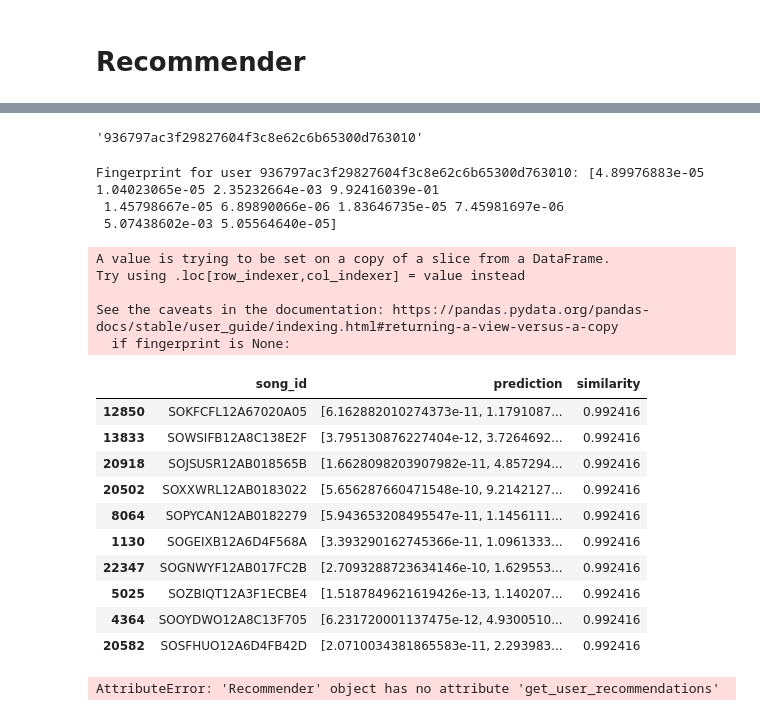
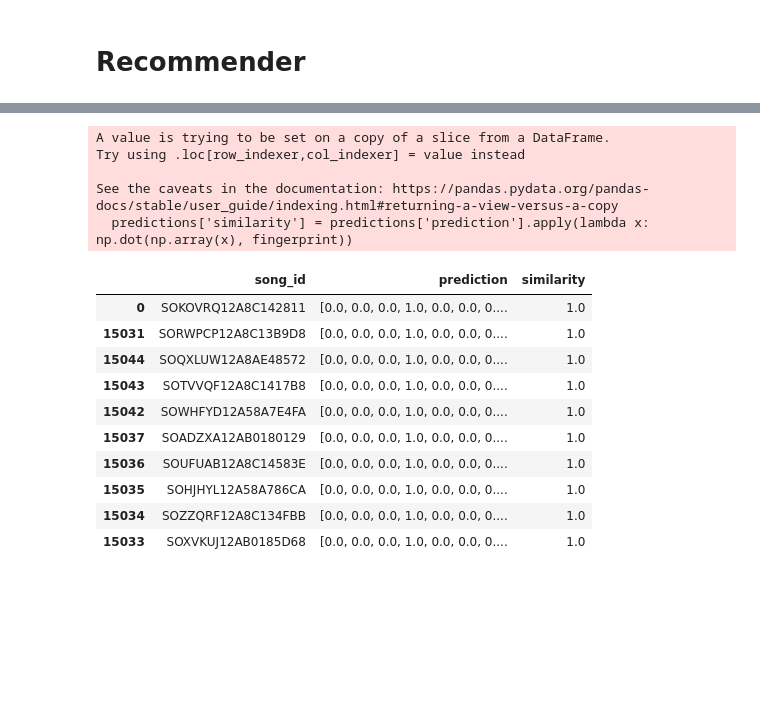
Before and after one commit to dsoman24/multimodal-music-recommender, a Jupyter notebook: full_pipeline.ipynb, the cells around one changed output, grey strips where cells are left out. Drawn from its saved outputs; the diff is of its cells as text; code cells hidden in the pictures; blank space fills up the shorter version.

```diff
--- a/full_pipeline.ipynb
+++ b/full_pipeline.ipynb
@@ -211,3 +211,7 @@ from models.recommender import Recommender
 test_predicted = trainer.get_test_inferences().tolist()
 test_track_ids = data_provider.tagged_metadata_df['song_id'][~train_test_split_mask].tolist()
 test_predictions_df = pd.DataFrame(data=[test_track_ids, test_predicted], index=['song_id', 'prediction']).T
+# %%
+# downsample the user_data_df to consider less users for reasonable evaluation time (using 1% of the user listening history data)
+user_data_df = data_provider.user_data_df.sample(frac=0.01)
+user_data_df.shape
@@ -214,8 +220,8 @@ test_predictions_df = pd.DataFrame(data=[test_track_ids, test_predicted], index=
 # %%
 recommender = Recommender(
-    user_data_df=data_provider.user_data_df,
+    user_data_df=user_data_df,
     predictions_df=test_predictions_df,
-    debug=True
+    debug=False
 )
 # %%
 print(f"Proportion of test songs in user_data_df: {recommender.user_data_df.shape[0] / data_provider.user_data_df.shape[0] * 100:.2f}%")
@@ -226,5 +232,22 @@ Number of records of user_data_df used by recommender (only songs in test set):
 # %%
+# chose a random user to recommend
 user_id = recommender.user_data_df['user_id'].sample().iloc[0]
-user_id
+recommendations = recommender.recommend(user_id, n=10, omit_listened_to=True)
+recommendations
 # %% [output]
-'936797ac3f29827604f3c8e62c6b65300d763010'
+A value is trying to be set on a copy of a slice from a DataFrame.
+Try using .loc[row_indexer,col_indexer] = value instead
+
+See the caveats in the documentation: https://pandas.pydata.org/pandas-docs/stable/user_guide/indexing.html#returning-a-view-versus-a-copy
+  predictions['similarity'] = predictions['prediction'].apply(lambda x: np.dot(np.array(x), fingerprint))
+|  | song_id | prediction | similarity |
+| 0 | SOKOVRQ12A8C142811 | [0.0, 0.0, 0.0, 1.0, 0.0, 0.0, 0.... | 1.0 |
+| 15031 | SORWPCP12A8C13B9D8 | [0.0, 0.0, 0.0, 1.0, 0.0, 0.0, 0.... | 1.0 |
+| 15044 | SOQXLUW12A8AE48572 | [0.0, 0.0, 0.0, 1.0, 0.0, 0.0, 0.... | 1.0 |
+| 15043 | SOTVVQF12A8C1417B8 | [0.0, 0.0, 0.0, 1.0, 0.0, 0.0, 0.... | 1.0 |
+| 15042 | SOWHFYD12A58A7E4FA | [0.0, 0.0, 0.0, 1.0, 0.0, 0.0, 0.... | 1.0 |
+| 15037 | SOADZXA12AB0180129 | [0.0, 0.0, 0.0, 1.0, 0.0, 0.0, 0.... | 1.0 |
+| 15036 | SOUFUAB12A8C14583E | [0.0, 0.0, 0.0, 1.0, 0.0, 0.0, 0.... | 1.0 |
+| 15035 | SOHJHYL12A58A786CA | [0.0, 0.0, 0.0, 1.0, 0.0, 0.0, 0.... | 1.0 |
+| 15034 | SOZZQRF12A8C134FBB | [0.0, 0.0, 0.0, 1.0, 0.0, 0.0, 0.... | 1.0 |
+| 15033 | SOXVKUJ12AB0185D68 | [0.0, 0.0, 0.0, 1.0, 0.0, 0.0, 0.... | 1.0 |
@@ -233,27 +254,3 @@ f = recommender._generate_fingerprint(user_id)
 # %%
-recommendations = recommender.recommend_songs(user_id, n=10)
+recommendations = recommender.recommend(user_id, n=10, omit_listened_to=False)
 recommendations
-# %% [output]
-Fingerprint for user 936797ac3f29827604f3c8e62c6b65300d763010: [4.89976883e-05 1.04023065e-05 2.35232664e-03 9.92416039e-01
- 1.45798667e-05 6.89890066e-06 1.83646735e-05 7.45981697e-06
- 5.07438602e-03 5.05564640e-05]
-A value is trying to be set on a copy of a slice from a DataFrame.
-Try using .loc[row_indexer,col_indexer] = value instead
-
-See the caveats in the documentation: https://pandas.pydata.org/pandas-docs/stable/user_guide/indexing.html#returning-a-view-versus-a-copy
-  if fingerprint is None:
-|  | song_id | prediction | similarity |
-| 12850 | SOKFCFL12A67020A05 | [6.162882010274373e-11, 1.1791087... | 0.992416 |
-| 13833 | SOWSIFB12A8C138E2F | [3.795130876227404e-12, 3.7264692... | 0.992416 |
-| 20918 | SOJSUSR12AB018565B | [1.6628098203907982e-11, 4.857294... | 0.992416 |
-| 20502 | SOXXWRL12AB0183022 | [5.656287660471548e-10, 9.2142127... | 0.992416 |
-| 8064 | SOPYCAN12AB0182279 | [5.943653208495547e-11, 1.1456111... | 0.992416 |
-| 1130 | SOGEIXB12A6D4F568A | [3.393290162745366e-11, 1.0961333... | 0.992416 |
-| 22347 | SOGNWYF12AB017FC2B | [2.7093288723634146e-10, 1.629553... | 0.992416 |
-| 5025 | SOZBIQT12A3F1ECBE4 | [1.5187849621619426e-13, 1.140207... | 0.992416 |
-| 4364 | SOOYDWO12A8C13F705 | [6.231720001137475e-12, 4.9300510... | 0.992416 |
-| 20582 | SOSFHUO12A6D4FB42D | [2.0710034381865583e-11, 2.293983... | 0.992416 |
-# %%
-user_recs = recommender.recommend_users(user_id)
-# %% [output]
-AttributeError: 'Recommender' object has no attribute 'get_user_recommendations'
```
Also changed, not shown: parts of 6 cells of this notebook, 1 other file.
